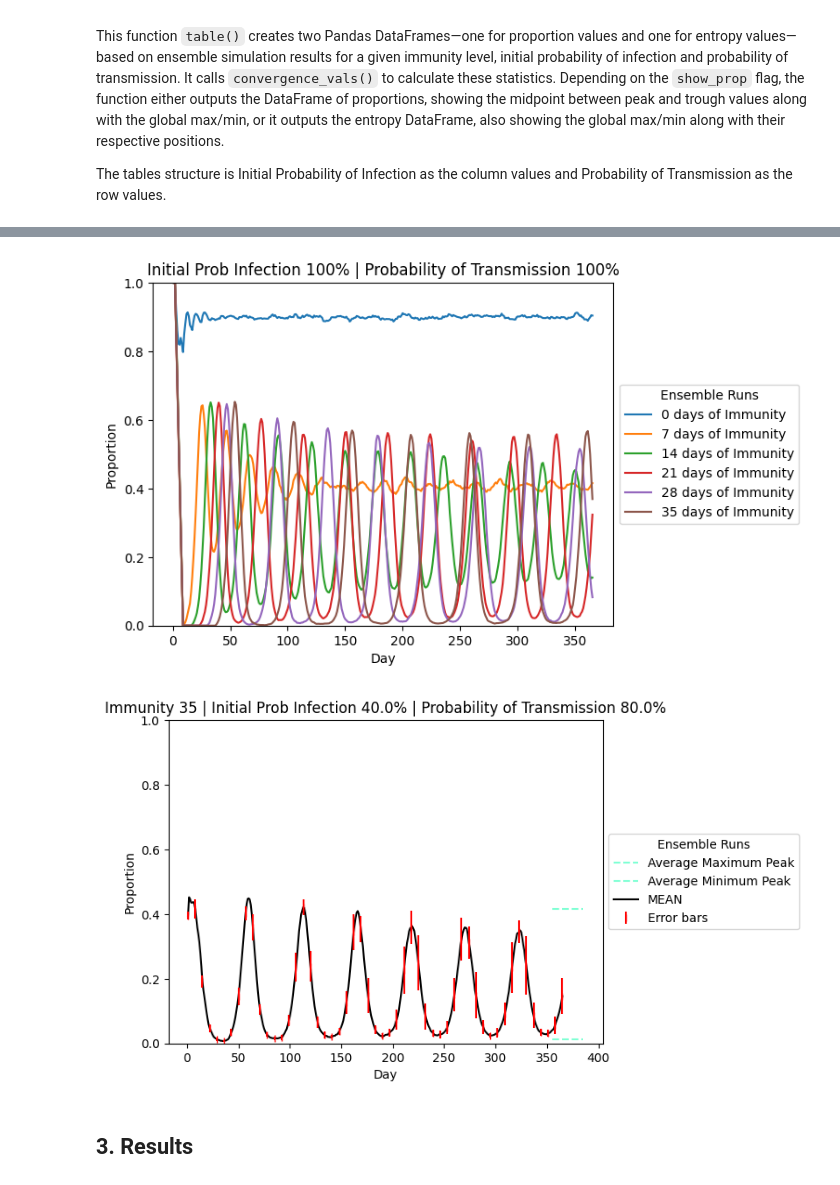
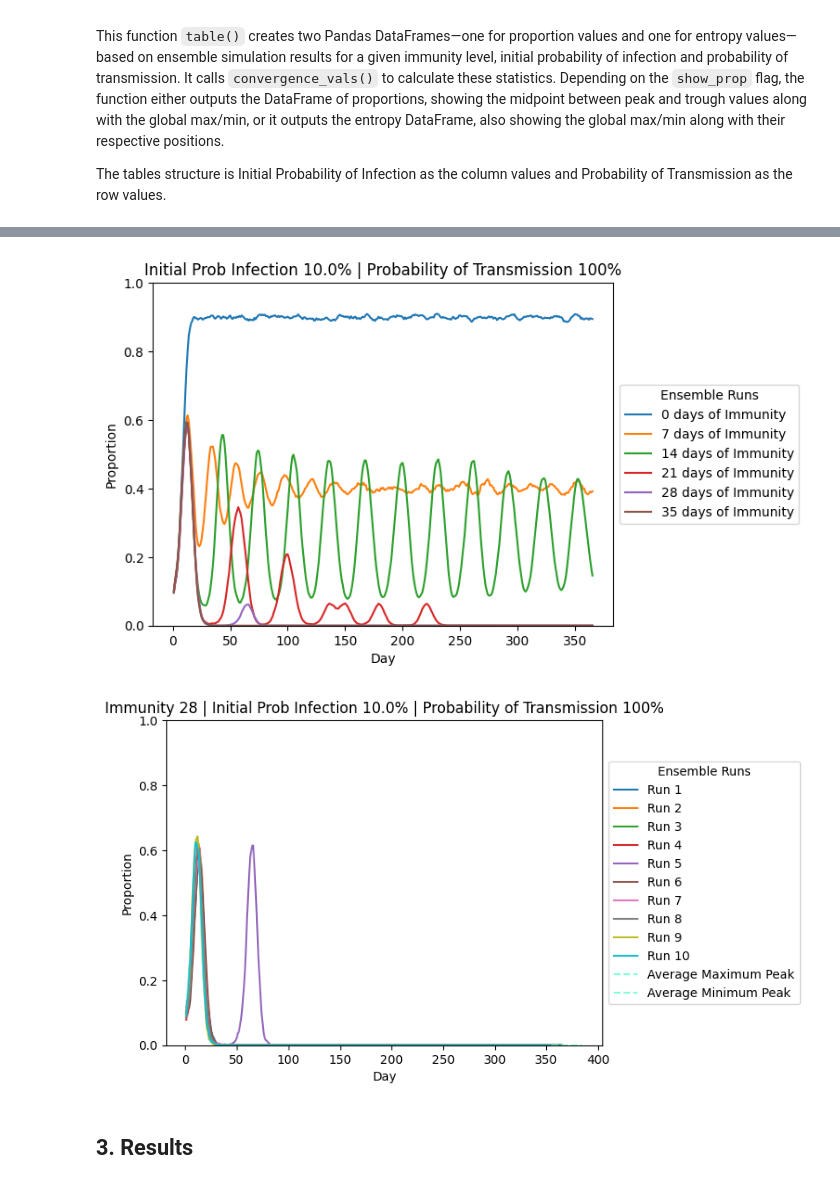
Before and after one commit to ashcansingh/MATH3024-Disease-Model, a Jupyter notebook: Project.ipynb, the cells around one changed output, grey strips where cells are left out. Cells and saved outputs as stored; diff of their text form; code cells hidden in the pictures.

```diff
--- a/Project.ipynb
+++ b/Project.ipynb
@@ -663,13 +666,13 @@ def plot_immunity(ensemble_runs, initial_prob_infect, prob_transm):
     # Show the plot
     plt.show()
 # %%
-plot_immunity(ensemble_runs, 1, 1)
+plot_immunity(ensemble_runs, 0.1, 1)
 # %% [output]
-[figure, old version]
+[figure, new version]
 # %%
-plot_ensemble(ensemble_runs, infection_key, 35, 0.4, 0.8, True)
+plot_ensemble(ensemble_runs, infection_key, 28, 0.1, 1, False)
 # %% [output]
-[figure, old version]
+[figure, new version]
 # %% [markdown]
 ## 3. Results
 # %% [markdown]
```
Also changed, not shown: parts of 25 cells of this notebook.
